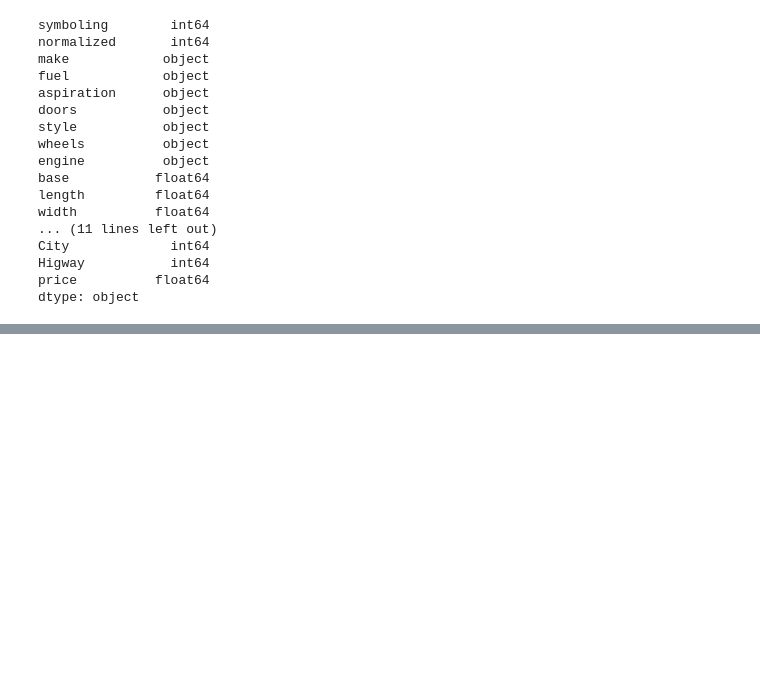
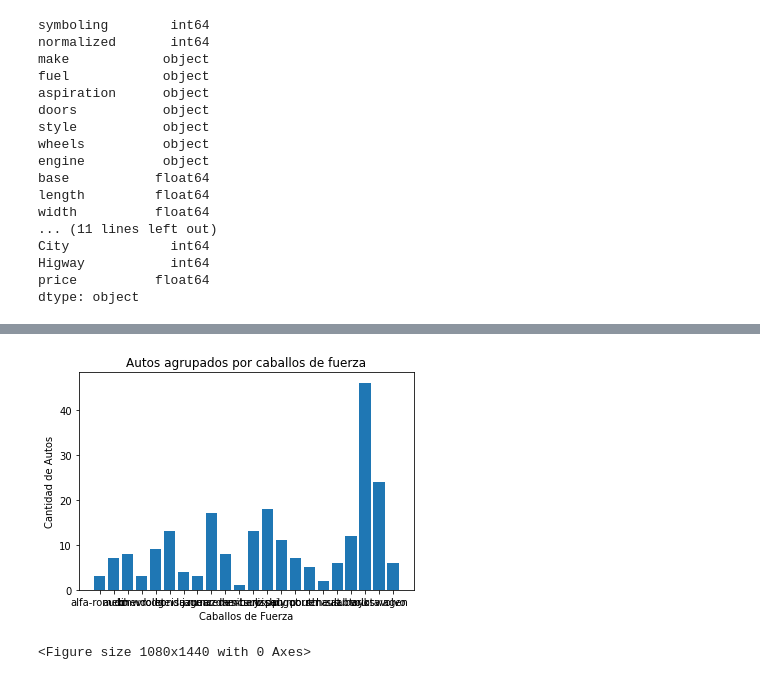
Before and after one commit to lmejicano/DataAnalystModulo2, a Jupyter notebook: AnalisisDatos_Autos.ipynb, the cells around one changed output, grey strips where cells are left out. Drawn from its saved outputs; the diff is of its cells as text; code cells hidden in the pictures; blank space fills up the shorter version.

```diff
--- a/AnalisisDatos_Autos.ipynb
+++ b/AnalisisDatos_Autos.ipynb
@@ -781,0 +787,8 @@ plt.show()
+# %%
+#Trabajando con graficos de barras verticales
+
+gf2 = df_Autos.groupby(['make']).count()
+gf2 = gf2.iloc[: , :1]
+#gf2 = gf2.sort_values('symboling') Para ordernar los valores de menor a mayor segun los valores de la
+#columna symboling. Asegurarse que los nombres de las categorias del eje X coincidan con el nuevo orden.
+gf2
@@ -781,0 +814,26 @@ plt.show()
+# %%
+#Cuando hay muchos datos es mejor usar barras horizontales para evitar que se vea muy crowded
+
+#Para comparar usamos un grafico de barras. (horizontal o vertical)
+eje_x = ('alfa-romero','audi','bmw','chevrolet','dodge','honda','isuzu','jaguar','mazda','mercedes-benz','mercury','mitsubishi','nissan','peugot','plymouth','porsche','renault','saab','subaru','toyota','volkswagen','volvo')#Forma manual
+eje_y = gf2['symboling'].tolist()#Forma automatica
+
+#Para crear la grafica
+plt.bar(eje_x, eje_y) #Este codigo me genera un grafico de barras verticales
+#plt.barh(eje_x, eje_y) #Este codigo me genera un grafico de barras Horizontales
+
+#Leyenda en el eje Y
+plt.ylabel('Cantidad de Autos')
+
+#Leyenda en el eje X
+plt.xlabel('Caballos de Fuerza')
+
+#Titulo del Grafico
+plt.title('Autos agrupados por caballos de fuerza')
+
+#Tamano del GRafico
+plt.figure(figsize = (15,20))
+plt.show()
+# %% [output]
+[figure, added]
+<Figure size 1080x1440 with 0 Axes>
```
Also changed, not shown: parts of 61 cells of this notebook.
